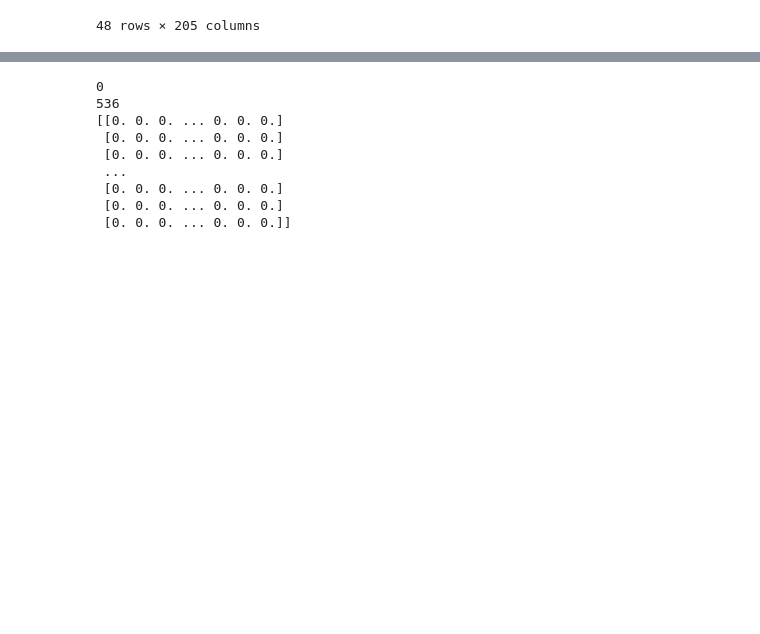
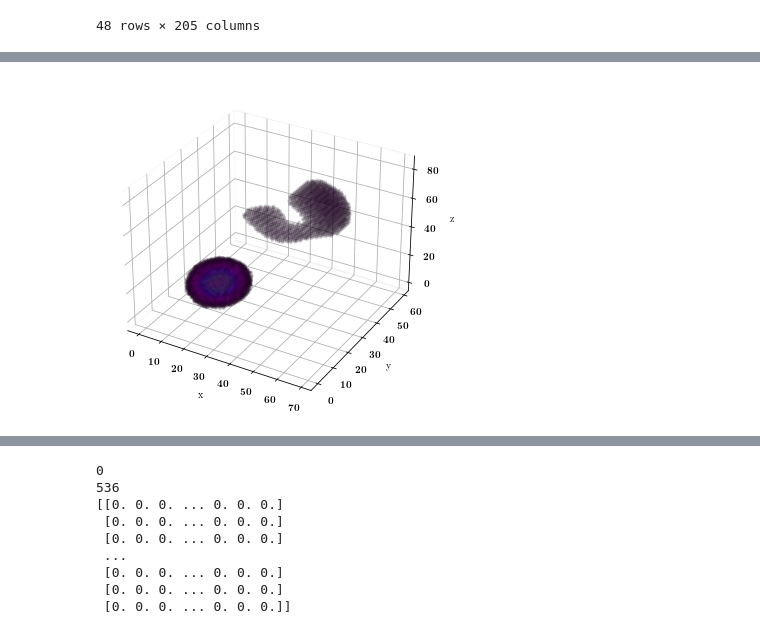
Before and after one commit to makes/plasma-dsp2022, a Jupyter notebook: makes-sandbox.ipynb, the cells around one changed output, grey strips where cells are left out. Cells and saved outputs as stored; diff of their text form; code cells hidden in the pictures; blank space fills up the shorter version.

```diff
--- a/makes-sandbox.ipynb
+++ b/makes-sandbox.ipynb
@@ -21,5 +16,5 @@ Using matplotlib version 3.4.3
 # %%
 from analysator.pyPlots.plot_vdf import verifyCellWithVspace
 # %%
-filename = 'data/bulk.0000000.vlsv'
+filename = 'data/bulk.0000001.vlsv'
 # %%
@@ -337,0 +454,18 @@ cutout = flat_transformed[:, 256, :]
+# %%
+# https://stackoverflow.com/a/66939879/287954
+def plot_f_3d(f, ax=None, threshold=0.01, intensity=10.0, trim=True):
+    f = trim_array(f, f != 0)
+    if ax is None:
+        fig = plt.figure(figsize=(10, 6))
+        ax = fig.add_subplot(projection="3d")
+    ax.xaxis.pane.fill = False
+    ax.yaxis.pane.fill = False
+    ax.zaxis.pane.fill = False
+    mask = np.abs(f) > threshold
+    idx = np.arange(int(np.prod(f.shape)))
+    x, y, z = np.unravel_index(idx, f.shape)
+    ax.scatter(x, y, z, c=f.flatten(), s=intensity * mask, edgecolor="face", alpha=0.2, marker="o", cmap="nipy_spectral", linewidth=0)
+    ax.set(xlabel="x", ylabel="y", zlabel="z")
+plot_f_3d(flat_transformed)
+# %% [output]
+[figure, added]
```
Also changed, not shown: parts of 25 cells of this notebook, 1 other file.
